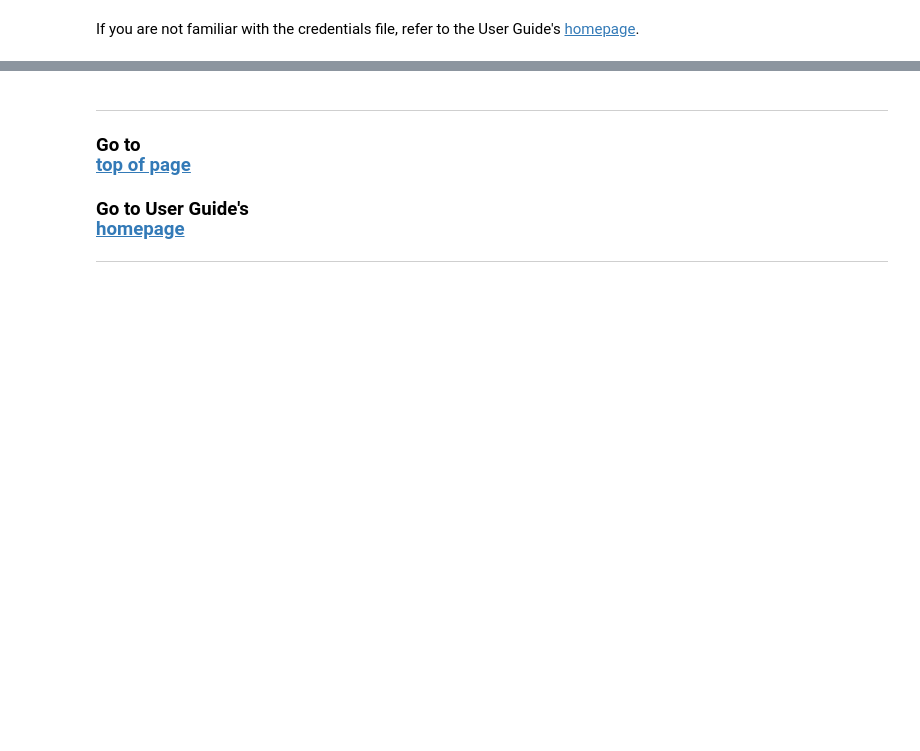
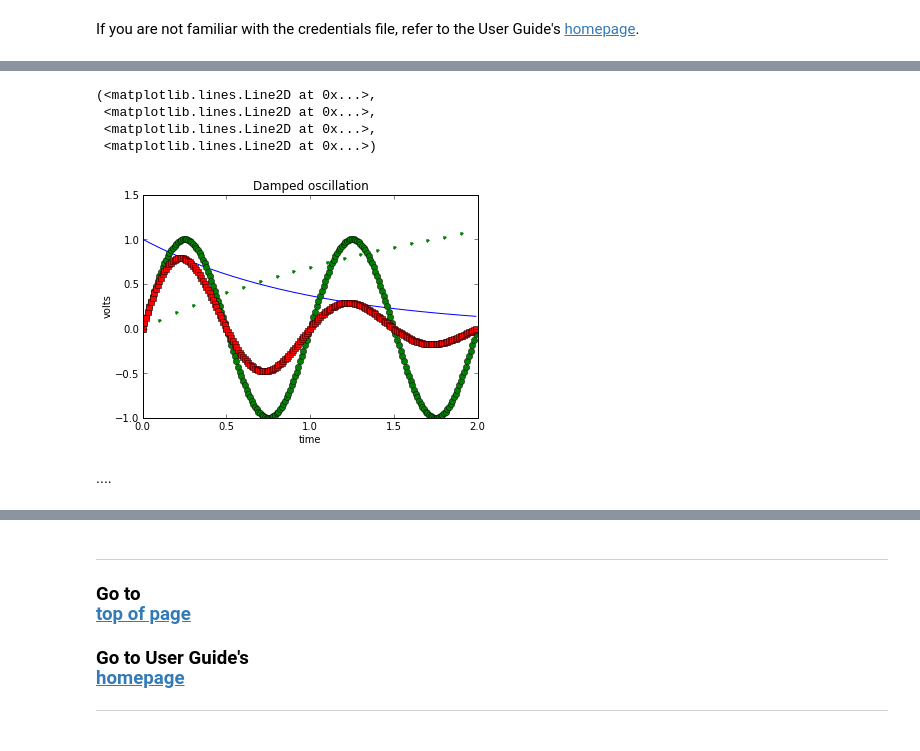
Before and after one commit to plotly/python-user-guide, a Jupyter notebook: s6_matplotlylib/s6_matplotlylib.ipynb, the cells around one changed output, grey strips where cells are left out. Saved outputs shown, nothing was run; the diff lists cells and outputs as text; code cells hidden in the pictures; blank space fills up the shorter version.

```diff
--- a/s6_matplotlylib/s6_matplotlylib.ipynb
+++ b/s6_matplotlylib/s6_matplotlylib.ipynb
@@ -54,0 +91,35 @@ more stuff
+# %%
+# Define ...
+def plot_mpl_fig():
+
+    # Make two time arrays
+    t1 = np.arange(0.0, 2.0, 0.1)
+    t2 = np.arange(0.0, 2.0, 0.01)
+
+    # N.B. .plot() returns a list of lines.  The "l1, = plot" usage
+    # extracts the first element of the list into l1 using tuple
+    # unpacking.  So l1 is a Line2D instance, not a sequence of lines
+    l1, = plt.plot(t2, np.exp(-t2))
+    l2, l3 = plt.plot(t2, np.sin(2 * np.pi * t2), '--go', t1, np.log(1 + t1), '.')
+    l4, = plt.plot(t2, np.exp(-t2) * np.sin(2 * np.pi * t2), 'rs-.')
+
+    # Add axis labels and title
+    plt.xlabel('time')
+    plt.ylabel('volts')
+    plt.title('Damped oscillation')
+
+    return (l1,l2,l3,l4)  #  ...
+
+# N.B. make figure object and make reference to it
+mpl_fig1 = plt.figure()
+
+# Plot it!
+plot_mpl_fig()
+# %% [output]
+(<matplotlib.lines.Line2D at 0x...>,
+ <matplotlib.lines.Line2D at 0x...>,
+ <matplotlib.lines.Line2D at 0x...>,
+ <matplotlib.lines.Line2D at 0x...>)
+[figure, added]
+# %% [markdown]
+....
```
Also changed, not shown: parts of 52 cells of this notebook, 8 other files.
